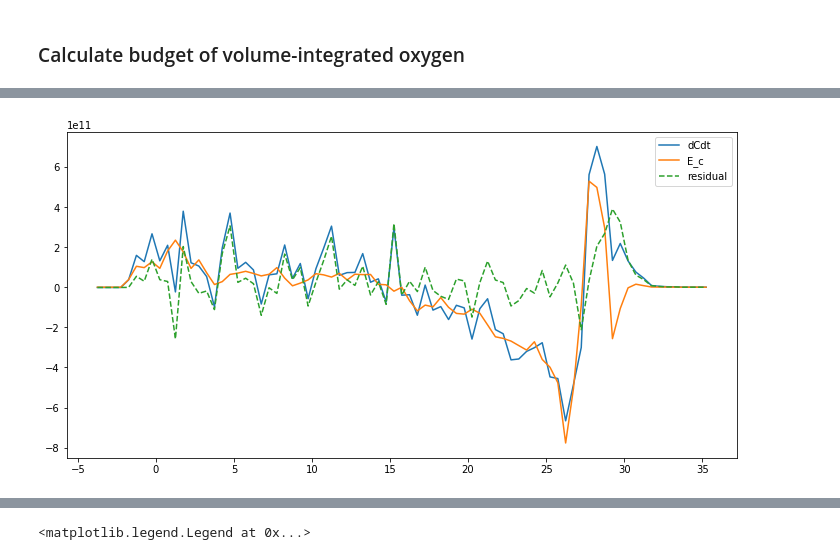
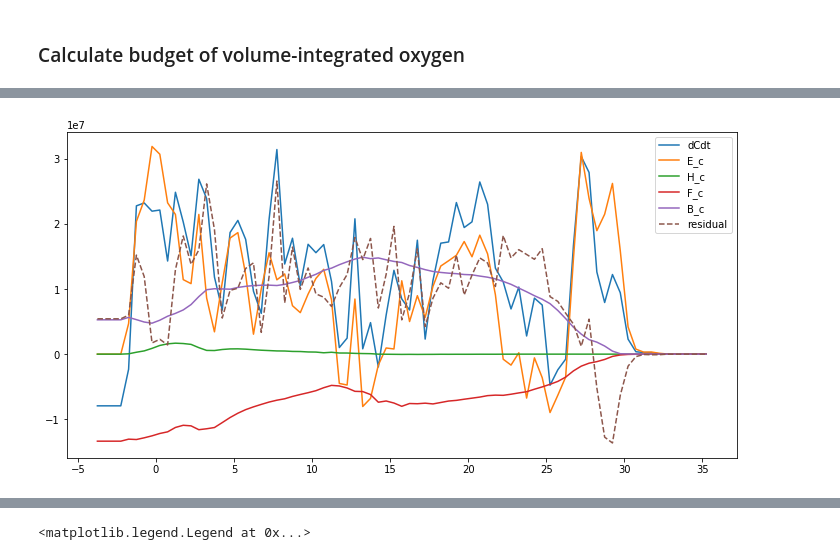
Before and after one commit to gmacgilchrist/wmt_bgc, a Jupyter notebook: calc_wmt_o2.ipynb, the cells around one changed output, grey strips where cells are left out. Saved outputs shown, nothing was run; the diff lists cells and outputs as text; code cells hidden in the pictures.

```diff
--- a/calc_wmt_o2.ipynb
+++ b/calc_wmt_o2.ipynb
@@ -26,16 +23,16 @@ import calc_wmt as wmt
 # %%
 # Load the data
 rootdir = '/archive/gam/ESM4/DECK/ESM4_piControl_D/gfdl.ncrc4-intel16-prod-openmp/'
-runname = '14'
-filename = '08990101.ocean_daily.nc'
-ds = xr.open_dataset(rootdir+runname+'/history/'+filename).squeeze()
-filename_snap = '08990101.ocean_daily_snap.nc'
-ds_snap = xr.open_dataset(rootdir+runname+'/history/'+filename_snap).squeeze()
+runname = '4'
+filename = '08990101.ocean_5daily_native_08*.nc'
+ds = xr.open_mfdataset(rootdir+runname+'/history/'+filename,combine='by_coords').squeeze()
+filename_snap = '08990101.ocean_5daily_native_snap*.nc'
+ds_snap = xr.open_mfdataset(rootdir+runname+'/history/'+filename_snap,combine='by_coords').squeeze()
 
 filename_grid = '08990101.ocean_static_no_mask_table.nc'
 grid = xr.open_dataset(rootdir+runname+'/history/'+filename_grid)
-rho0=ds['rhozero'].values
-cp=ds['cpocean'].values
+rho0=1035.0#ds['rhozero'].values
+cp=3992.0#ds['cpocean'].values
 
 # Budget terms
 heat_terms = ['opottemptend','T_advection_xy','Th_tendency_vert_remap',
@@ -111,13 +108,14 @@ def calc_refine(da,refineby,variable_type,vertc='zl'):
 l = ds['temp'] # Time-mean volume-defining tracer
 l_name = l.name+'_bin' # Naming of binning variable as will be defined by xhistogram
 dl = dheat/cp # Sum of diffusive tendencies for volume-defining tracer
-c = xr.ones_like(ds['o2']) # Time-mean of budget tracer
+c = ds['o2'] # Time-mean of budget tracer
+h = ds['thkcello']
 
 # Snapshots: for evaluating budget tracer content tendency
 # NOTE: time-mean i corresponds to the snapshots at i and i-1
 # so, for example, diff(snap[1]-snap[0])/dt = mean[1]
 l_snap = ds_snap['temp'] # Snapshots of volume-defining tracer
-c_snap = xr.ones_like(ds_snap['o2']) # Snapshots of budget tracer
+c_snap = ds_snap['o2'] # Snapshots of budget tracer
 h_snap = ds_snap['thkcello'] # Snapshots of layer thickness (for tracer content calculation)
 
 # Grid dimensions
@@ -150,25 +148,28 @@ delta_l = 0.5
 l_i_vals = np.arange(-4,36,delta_l)
 
 # Calculation of budget tracer content tendency, derived from snapshots
+# C_mean = wmt.calc_P(rho0*c*h,l,l_i_vals,area)
 C = wmt.calc_P(rho0*c_snap*h_snap,l_snap,l_i_vals,area) # Binning at snapshots
 dCdt = C.diff('time')/(C.time.diff('time').astype('float')*1E-9)
-dCdt = dCdt.isel(time=0)
 # dCdt = C.differentiate('time').isel(time=0) # Finite difference in time
 # dCdt = dCdt.rename({l_snap.name+'_bin':l_name}) # Rename dimension for consistency
 # Calculation of E : budget tracer tendency due to dia-boundary mass transport
-E_c = wmt.calc_E(c,l,dl,l_i_vals,area,plot=False).isel(time=1)
+E_c = wmt.calc_E(c,l,dl,l_i_vals,area,plot=False)
 # Calculation of P^n : volume integrated budget tracer tendencies
-# H_c = wmt.calc_P(h_c,l,l_i_vals,area).isel(time=1)
-# F_c = wmt.calc_P(f_c,l,l_i_vals,area).isel(time=1)
-# B_c = wmt.calc_P(b_c,l,l_i_vals,area).isel(time=1)
+H_c = wmt.calc_P(h_c,l,l_i_vals,area)
+F_c = wmt.calc_P(f_c,l,l_i_vals,area)
+B_c = wmt.calc_P(b_c,l,l_i_vals,area)
 # %%
+t = 2
+
 fig,ax1 = plt.subplots(figsize=(12,6),ncols=1)
-ax1.plot(dCdt[l_name],dCdt,label='dCdt')
-ax1.plot(E_c[l_name],E_c,label='E_c')
-# ax1.plot(H_c[l_name],H_c,label='H_c')
-# ax1.plot(F_c[l_name],F_c,label='F_c')
-# ax1.plot(B_c[l_name],B_c,label='B_c')
-residual = dCdt-E_c#-H_c-F_c-B_c
+ax1.plot(dCdt[l_name],dCdt.isel(time=t-1),label='dCdt')
+ax1.plot(E_c[l_name],E_c.isel(time=t),label='E_c')
+ax1.plot(H_c[l_name],H_c.isel(time=t),label='H_c')
+ax1.plot(F_c[l_name],F_c.isel(time=t),label='F_c')
+ax1.plot(B_c[l_name],B_c.isel(time=t),label='B_c')
+# smoothing=8
+residual = (dCdt.isel(time=t-1)-E_c.isel(time=t)-H_c.isel(time=t)-F_c.isel(time=t))#.rolling({l_name:smoothing},center=True).mean()
 ax1.plot(residual[l_name],residual,linestyle='--',label='residual')
 ax1.legend()
 print(np.sqrt(np.mean(residual**2)))
@@ -180 +181 @@ Coordinates:
-[figure, old version]
+[figure, new version]
```
Also changed, not shown: parts of 4 cells of this notebook, 6 other files.
